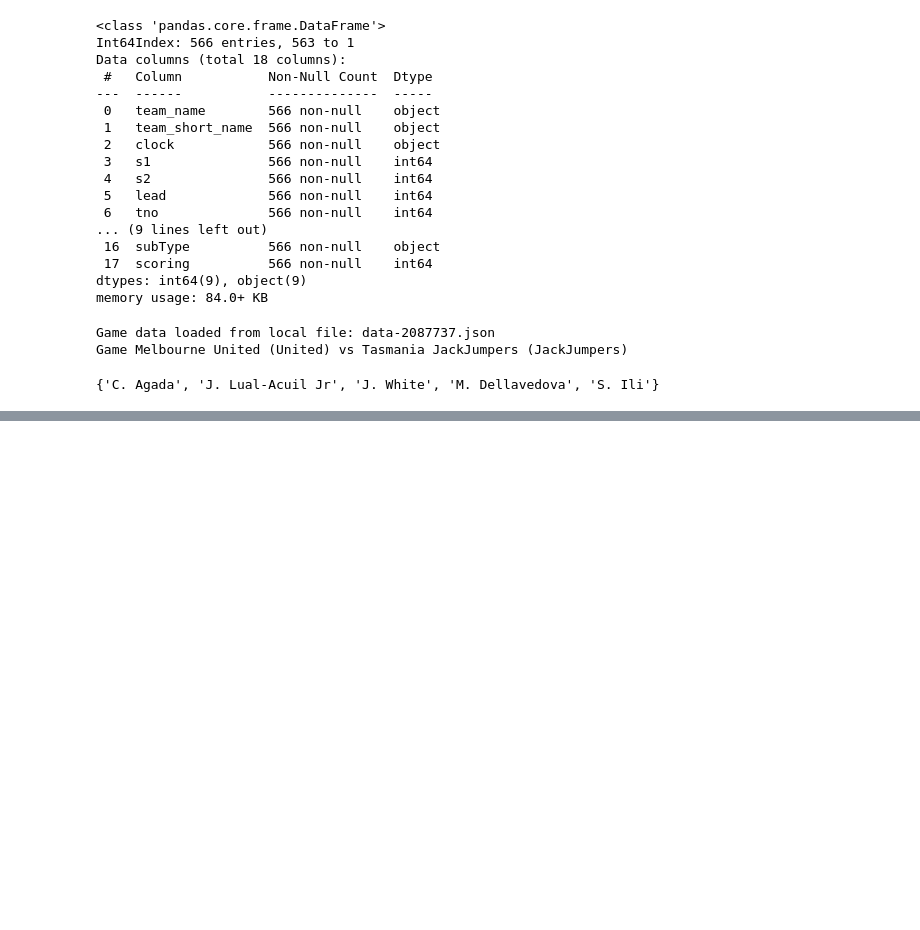
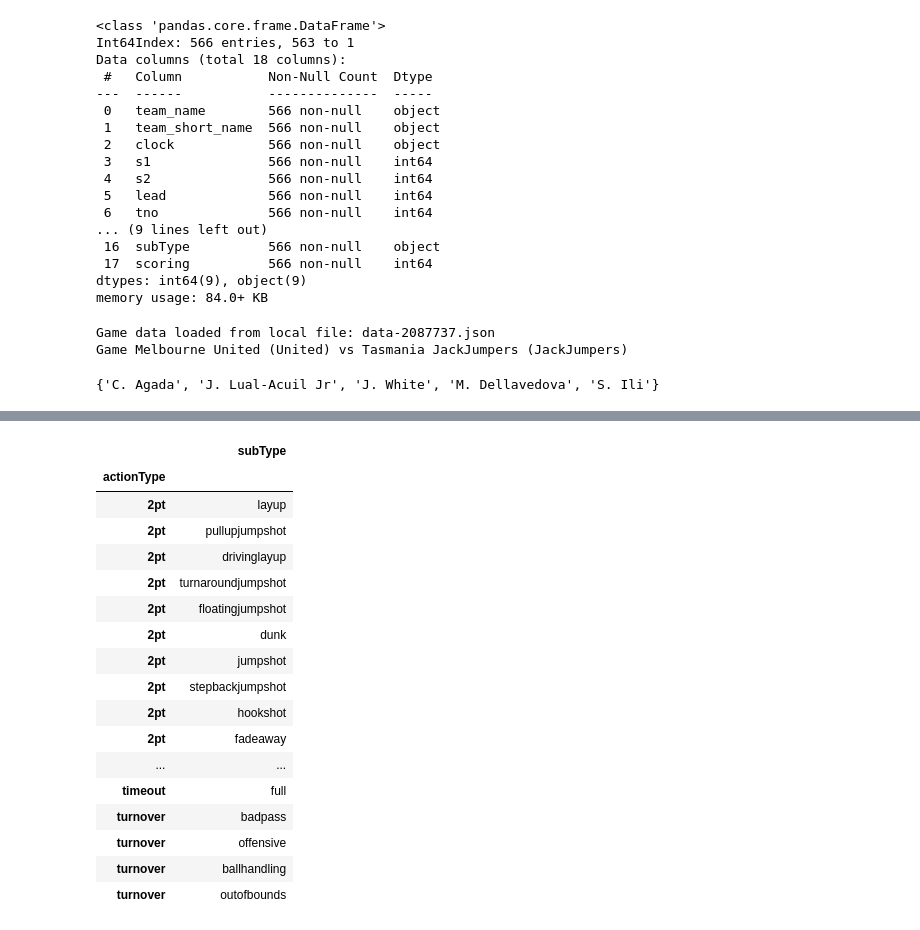
Before and after one commit to ssardina/pynbl, a Jupyter notebook: bball_stas.ipynb, the cells around one changed output, grey strips where cells are left out. Cells and saved outputs as stored; diff of their text form; code cells hidden in the pictures; blank space fills up the shorter version.

```diff
--- a/bball_stas.ipynb
+++ b/bball_stas.ipynb
@@ -435,0 +182,23 @@ NameError: name 'tools' is not defined
+# %%
+actions = tools.get_actions(pbp_df)
+
+actions
+# %% [output]
+|  | subType |
+| actionType |  |
+| 2pt | layup |
+| 2pt | pullupjumpshot |
+| 2pt | drivinglayup |
+| 2pt | turnaroundjumpshot |
+| 2pt | floatingjumpshot |
+| 2pt | dunk |
+| 2pt | jumpshot |
+| 2pt | stepbackjumpshot |
+| 2pt | hookshot |
+| 2pt | fadeaway |
+| ... | ... |
+| timeout | full |
+| turnover | badpass |
+| turnover | offensive |
+| turnover | ballhandling |
+| turnover | outofbounds |
```
Also changed, not shown: parts of 6 cells of this notebook, 3 other files.
